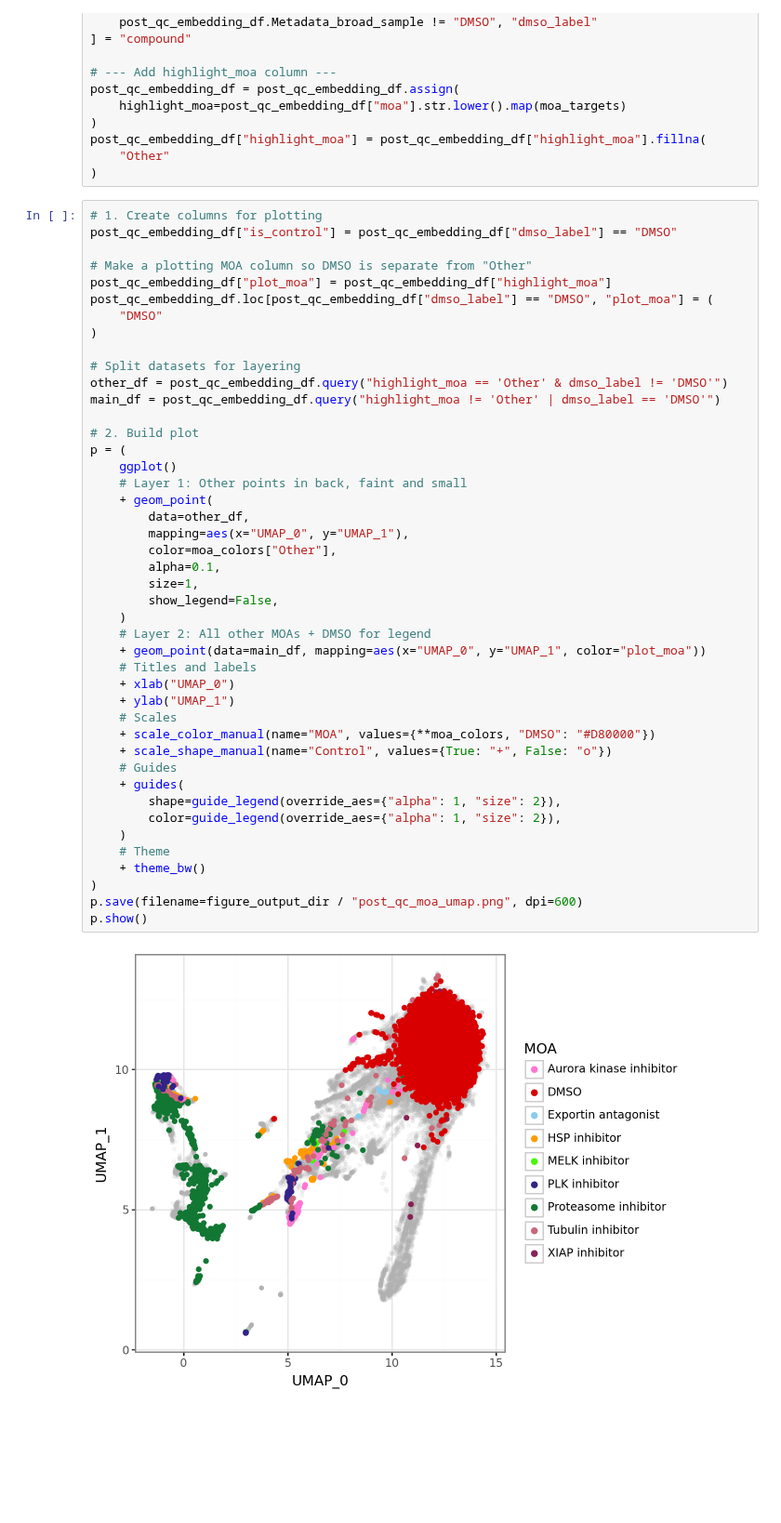
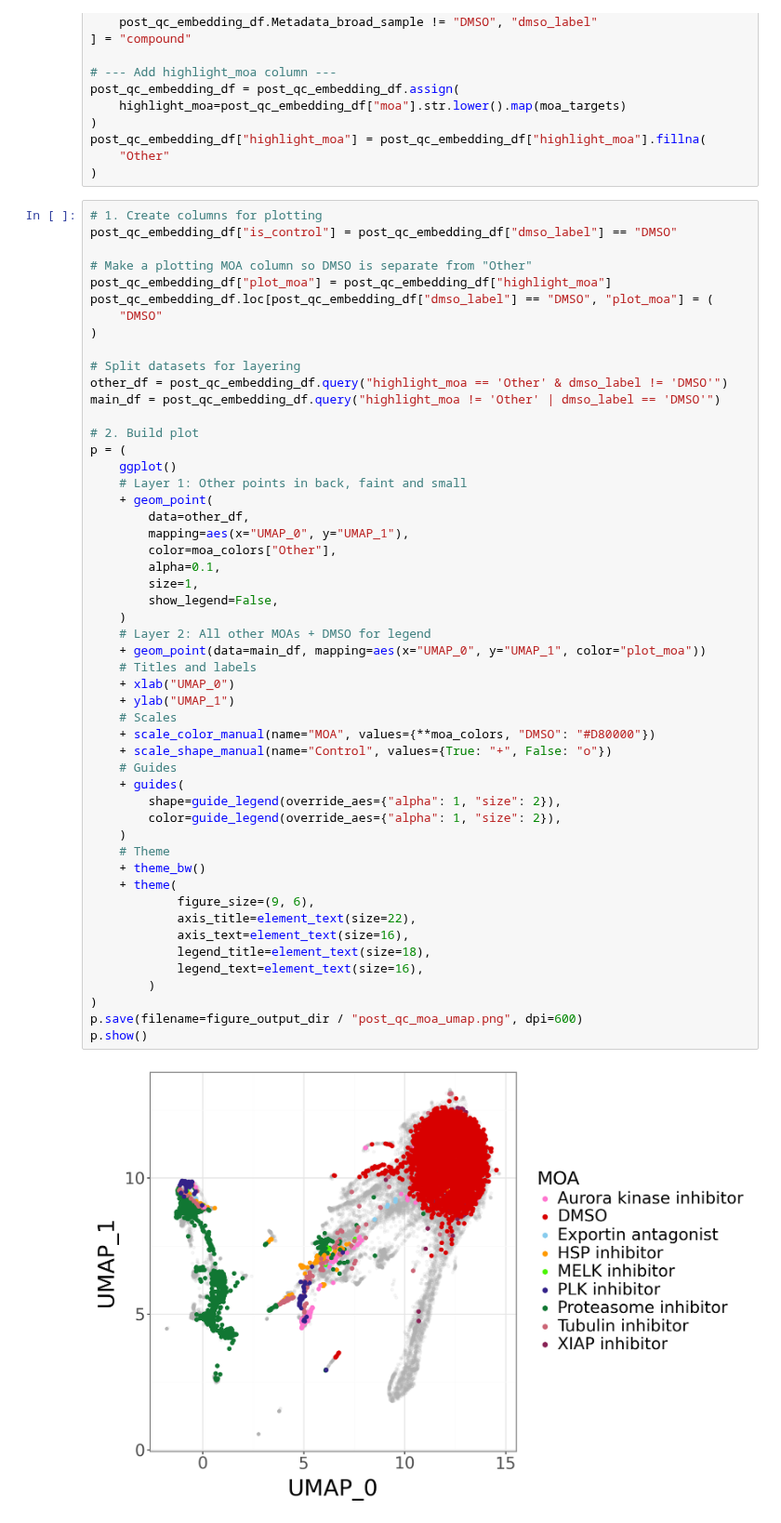
Before and after one commit to jenna-tomkinson/coSMicQC, a Jupyter notebook: docs/manuscripts/cosmicqc_paper_v1/figure_5/4.generate_UMAPs.ipynb, the cells around one changed output. Shown at 93% size. Drawn from its saved outputs; the diff is of its cells as text; blank space fills up the shorter version.

```diff
--- a/docs/manuscripts/cosmicqc_paper_v1/figure_5/4.generate_UMAPs.ipynb
+++ b/docs/manuscripts/cosmicqc_paper_v1/figure_5/4.generate_UMAPs.ipynb
@@ -374,31 +390,38 @@ main_df = post_qc_embedding_df.query("highlight_moa != 'Other' | dmso_label == '
 p = (
     ggplot()
     # Layer 1: Other points in back, faint and small
     + geom_point(
         data=other_df,
         mapping=aes(x="UMAP_0", y="UMAP_1"),
         color=moa_colors["Other"],
         alpha=0.1,
         size=1,
         show_legend=False,
     )
     # Layer 2: All other MOAs + DMSO for legend
     + geom_point(data=main_df, mapping=aes(x="UMAP_0", y="UMAP_1", color="plot_moa"))
     # Titles and labels
     + xlab("UMAP_0")
     + ylab("UMAP_1")
     # Scales
     + scale_color_manual(name="MOA", values={**moa_colors, "DMSO": "#D80000"})
     + scale_shape_manual(name="Control", values={True: "+", False: "o"})
     # Guides
     + guides(
         shape=guide_legend(override_aes={"alpha": 1, "size": 2}),
         color=guide_legend(override_aes={"alpha": 1, "size": 2}),
     )
     # Theme
     + theme_bw()
+    + theme(
+            figure_size=(9, 6),
+            axis_title=element_text(size=22),
+            axis_text=element_text(size=16),
+            legend_title=element_text(size=18),
+            legend_text=element_text(size=16),
+        )
 )
 p.save(filename=figure_output_dir / "post_qc_moa_umap.png", dpi=600)
 p.show()
 # %% [output]
-[figure, old version]
+[figure, new version]
```
Also changed, not shown: parts of 3 cells of this notebook, 23 other files.
